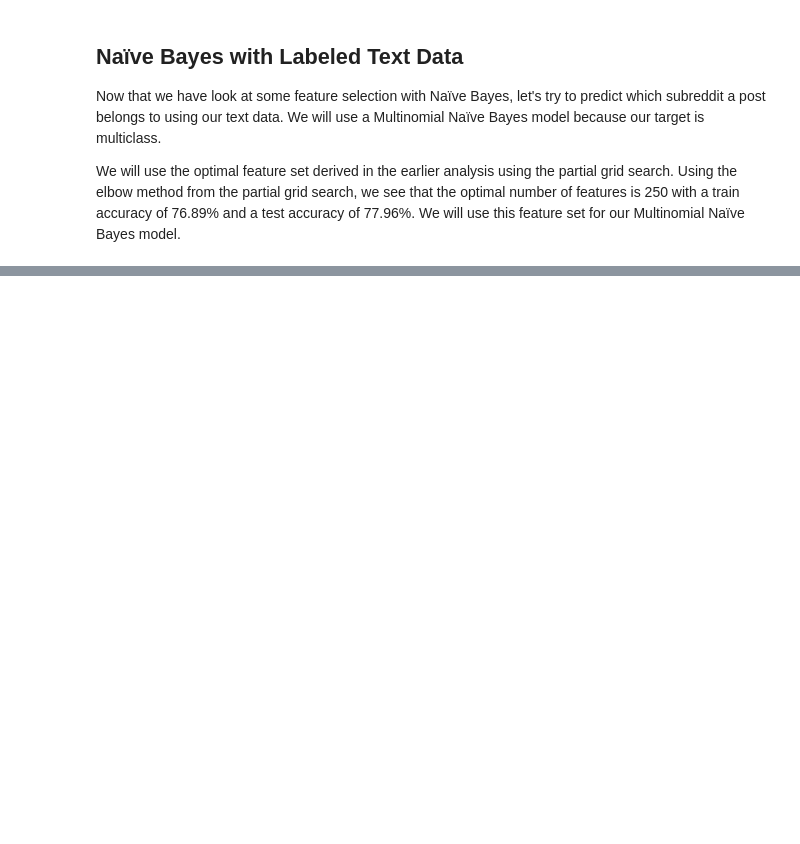
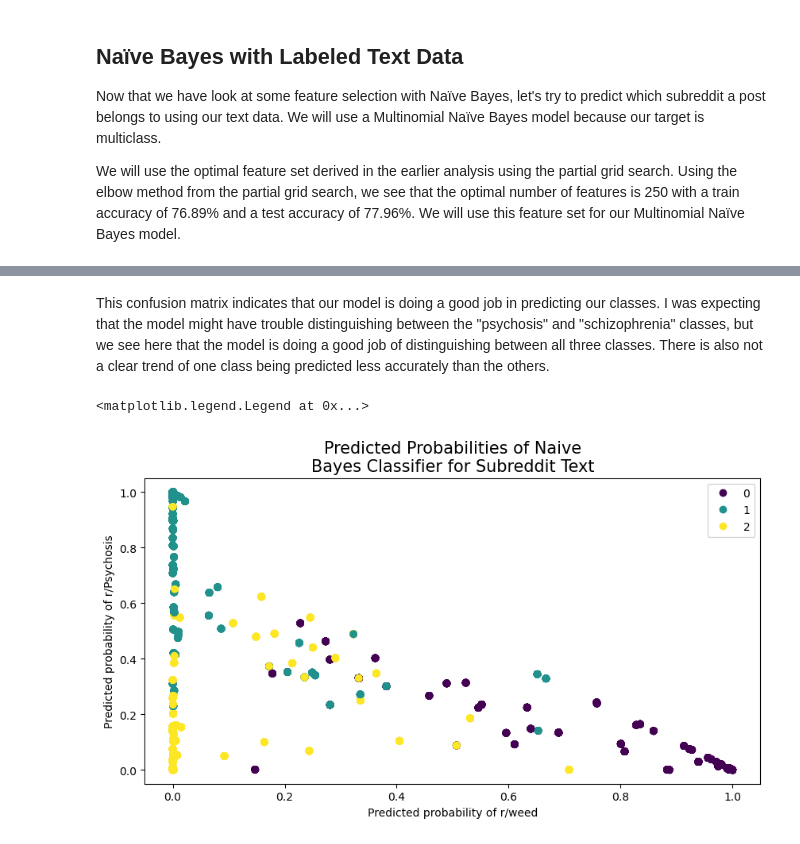
Before and after one commit to anly501/dsan-5000-project-mfgeary, a Jupyter notebook: dsan-website/5000-website/naive-bayes/naive-bayes.ipynb, the cells around one changed output, grey strips where cells are left out. Drawn from its saved outputs; the diff is of its cells as text; code cells hidden in the pictures; blank space fills up the shorter version.

```diff
--- a/dsan-website/5000-website/naive-bayes/naive-bayes.ipynb
+++ b/dsan-website/5000-website/naive-bayes/naive-bayes.ipynb
@@ -884,0 +886,16 @@ roc_auc
+# %% [markdown]
+This confusion matrix indicates that our model is doing a good job in predicting our classes. I was expecting that the model might have trouble distinguishing between the "psychosis" and "schizophrenia" classes, but we see here that the model is doing a good job of distinguishing between all three classes. There is also not a clear trend of one class being predicted less accurately than the others.
+# %%
+# Plot the predicted probabilities, color by the true label
+plt.figure(figsize=(10, 5))
+scatter = plt.scatter(y_pred_prob[:, 0], y_pred_prob[:, 1], c=y_test)
+
+plt.xlabel('Predicted probability of r/weed')
+plt.ylabel('Predicted probability of r/Psychosis')
+
+plt.title('Predicted Probabilities of Naive\nBayes Classifier for Subreddit Text', size=15)
+
+plt.legend(*scatter.legend_elements())
+# %% [output]
+<matplotlib.legend.Legend at 0x...>
+[figure, added]
```
Also changed, not shown: parts of 19 cells of this notebook, 5 other files.
